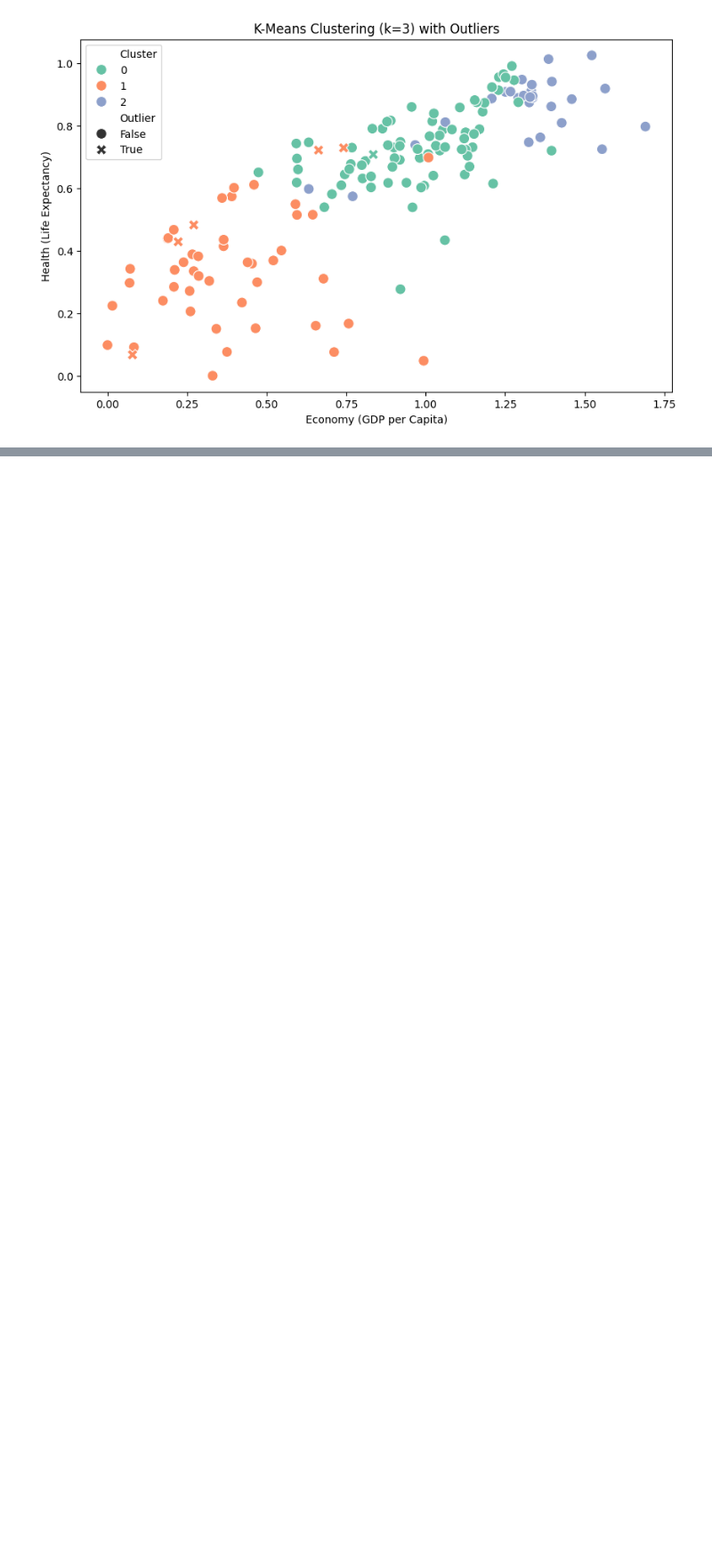
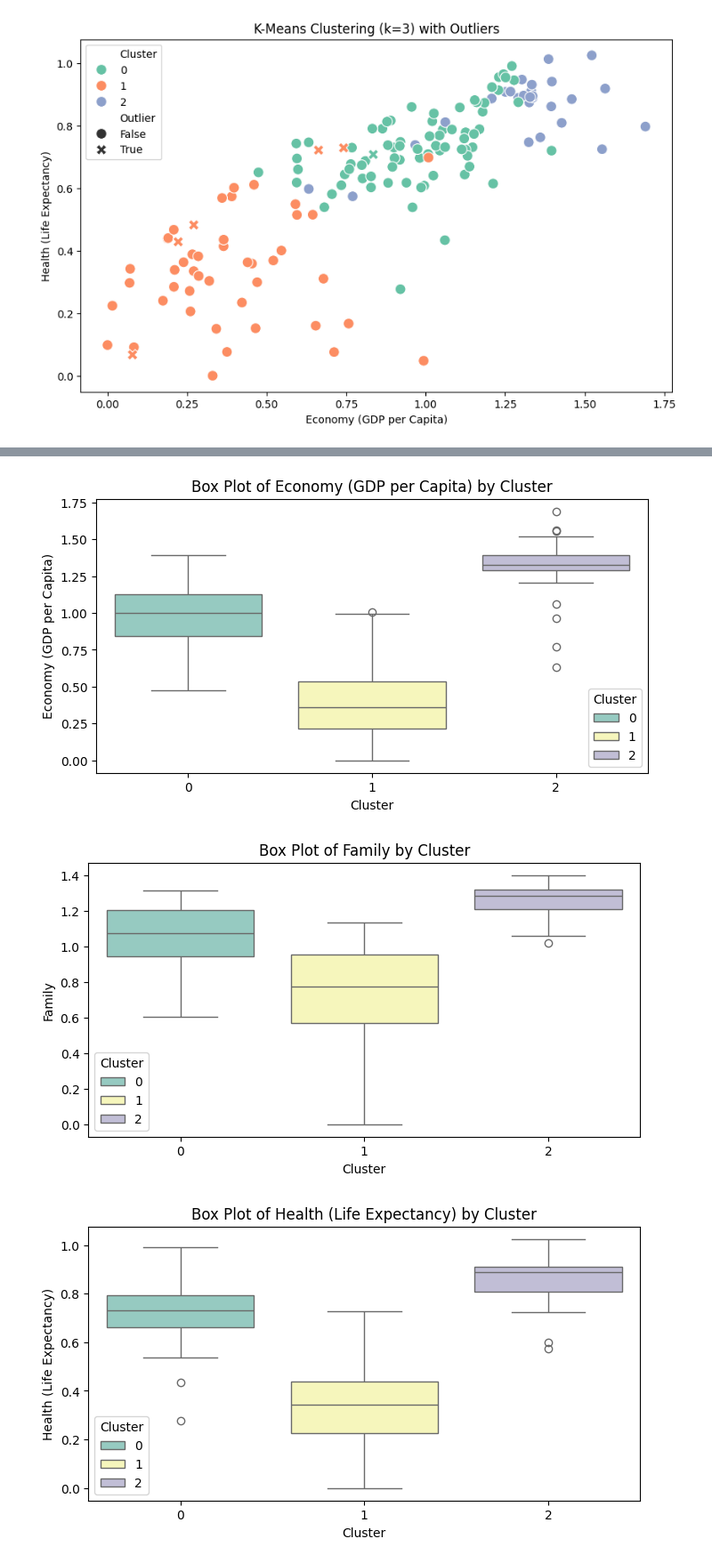
Before and after one commit to 00Bhuwan/jupyter_learn, a Jupyter notebook: jupter_files/hw.ipynb, the cells around one changed output, grey strips where cells are left out. Shown at 89% size. Cells and saved outputs as stored; diff of their text form; code cells hidden in the pictures; blank space fills up the shorter version.

```diff
--- a/jupter_files/hw.ipynb
+++ b/jupter_files/hw.ipynb
@@ -117,0 +147,11 @@ plt.show()
+# %%
+for feature in features:
+    plt.figure(figsize=(8, 4))
+    sns.boxplot(x='Cluster', y=feature, data=data, hue='Cluster', palette='Set3')
+    plt.title(f"Box Plot of {feature} by Cluster")
+    plt.legend(title="Cluster")
+    plt.show()
+# %% [output]
+[figure, added]
+[figure, added]
+[figure, added]
```
Also changed, not shown: parts of 8 cells of this notebook, 4 other files.
